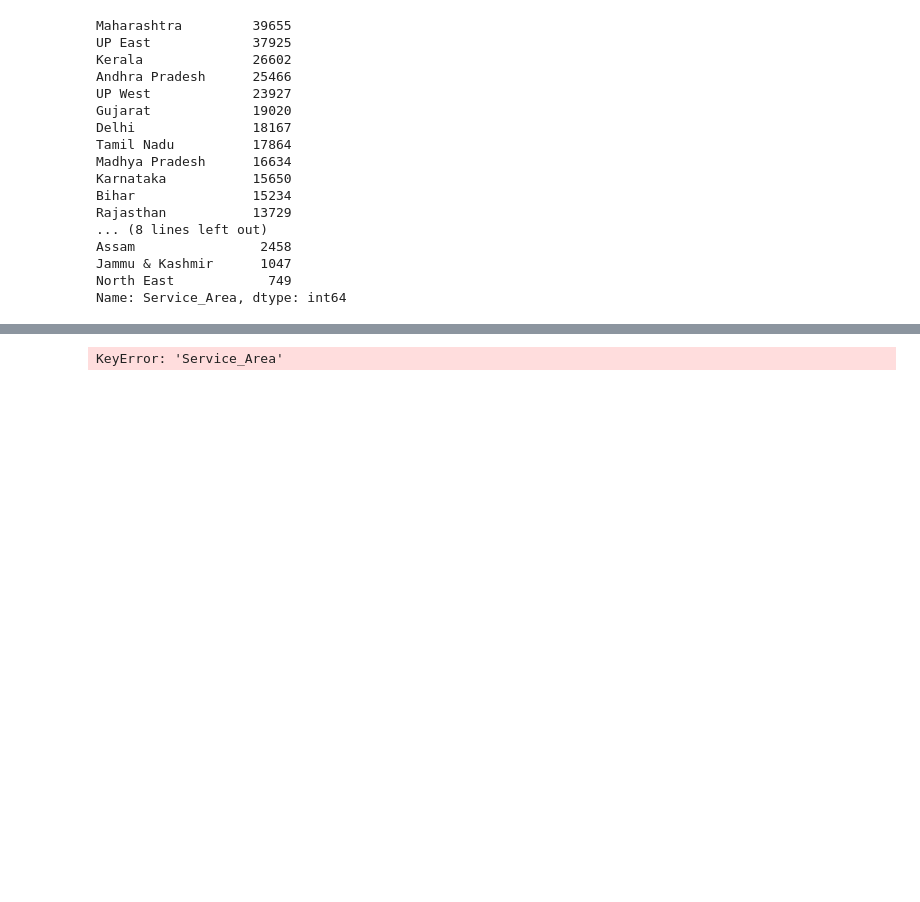
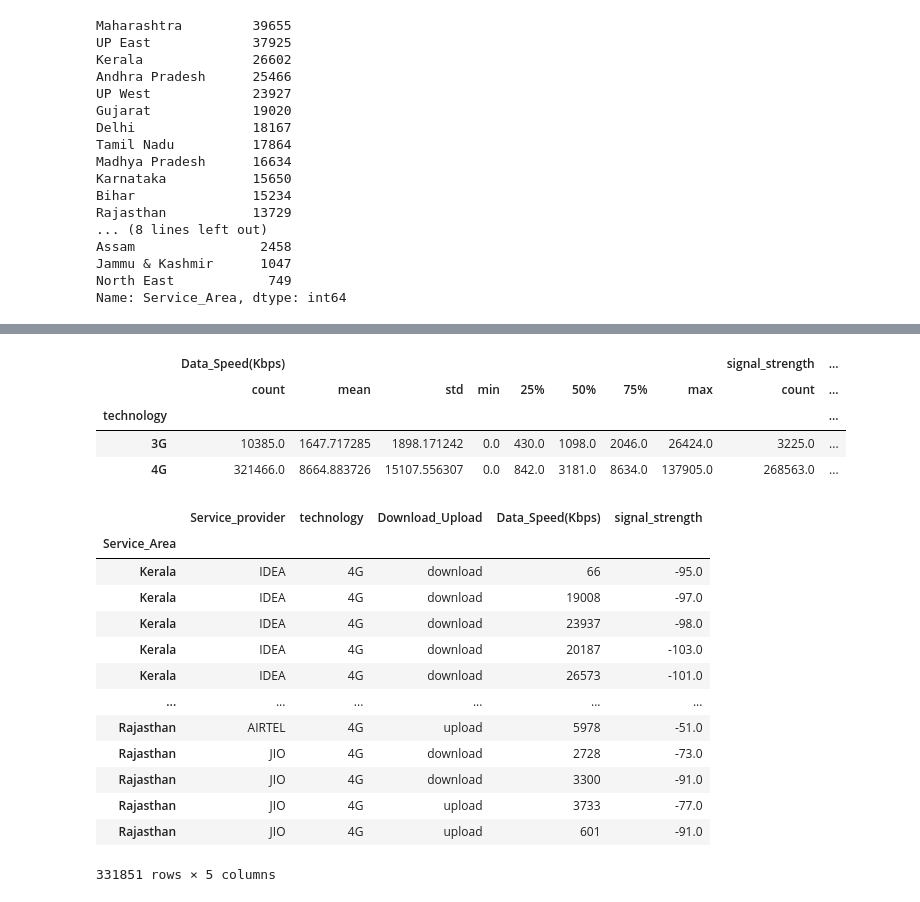
Before and after one commit to dhruvsahu/Data-Science-Practice-data-sets, a Jupyter notebook: January 2021 Network Analysis.ipynb, the cells around one changed output, grey strips where cells are left out. Drawn from its saved outputs; the diff is of its cells as text; code cells hidden in the pictures; blank space fills up the shorter version.

```diff
--- a/January 2021 Network Analysis.ipynb
+++ b/January 2021 Network Analysis.ipynb
@@ -118,6 +132,27 @@ By_Area.describe()
 # %%
 By_tech = net.groupby('technology')
 # %%
-By_tech.describe()['Service_Area']
+By_tech.describe()
 # %% [output]
-KeyError: 'Service_Area'
+|  | Data_Speed(Kbps) |  |  |  |  |  |  |  | signal_strength | ... |
+|  | count | mean | std | min | 25% | 50% | 75% | max | count | ... |
+| technology |  |  |  |  |  |  |  |  |  | ... |
+| 3G | 10385.0 | 1647.717285 | 1898.171242 | 0.0 | 430.0 | 1098.0 | 2046.0 | 26424.0 | 3225.0 | ... |
+| 4G | 321466.0 | 8664.883726 | 15107.556307 | 0.0 | 842.0 | 3181.0 | 8634.0 | 137905.0 | 268563.0 | ... |
+# %%
+net.set_index('Service_Area')
+# %% [output]
+|  | Service_provider | technology | Download_Upload | Data_Speed(Kbps) | signal_strength |
+| Service_Area |  |  |  |  |  |
+| Kerala | IDEA | 4G | download | 66 | -95.0 |
+| Kerala | IDEA | 4G | download | 19008 | -97.0 |
+| Kerala | IDEA | 4G | download | 23937 | -98.0 |
+| Kerala | IDEA | 4G | download | 20187 | -103.0 |
+| Kerala | IDEA | 4G | download | 26573 | -101.0 |
+| ... | ... | ... | ... | ... | ... |
+| Rajasthan | AIRTEL | 4G | upload | 5978 | -51.0 |
+| Rajasthan | JIO | 4G | download | 2728 | -73.0 |
+| Rajasthan | JIO | 4G | download | 3300 | -91.0 |
+| Rajasthan | JIO | 4G | upload | 3733 | -77.0 |
+| Rajasthan | JIO | 4G | upload | 601 | -91.0 |
+331851 rows × 5 columns
```
Also changed, not shown: parts of 7 cells of this notebook.
